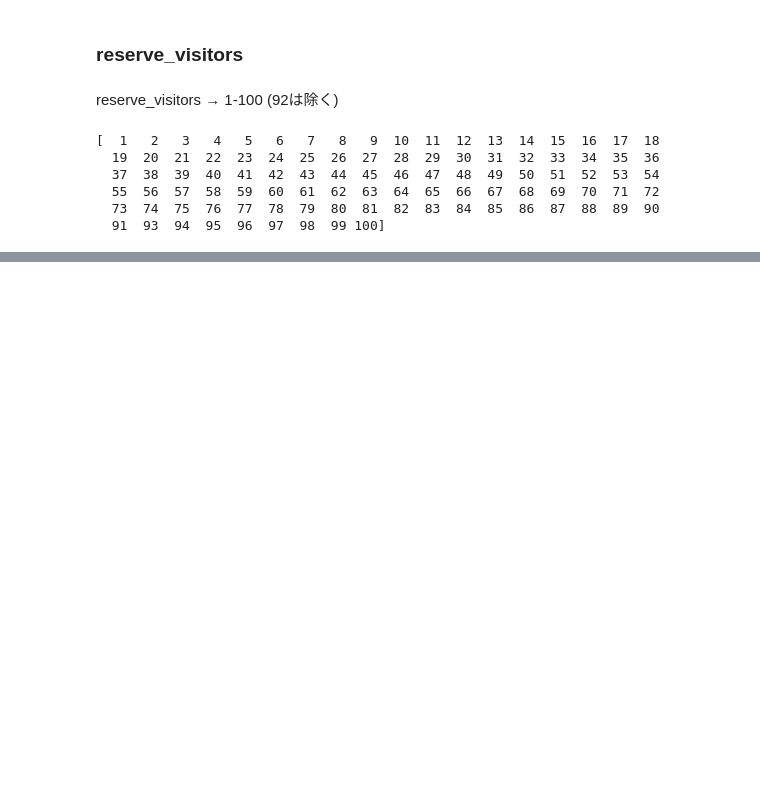
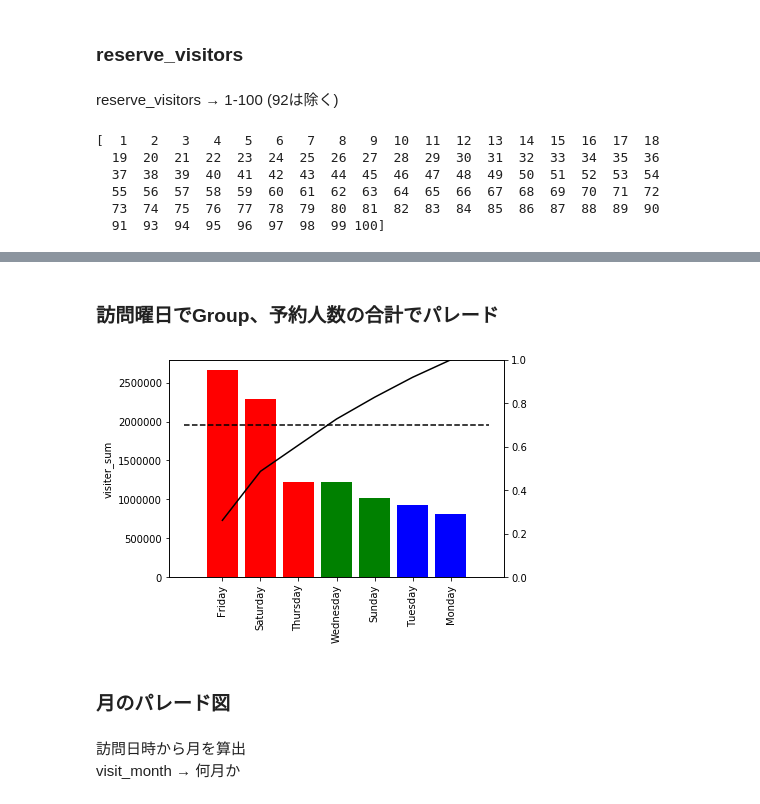
Before and after one commit to recruit-exercise/recruit_exercise, a Jupyter notebook: notebook/check_hpg_reserve.ipynb, the cells around one changed output, grey strips where cells are left out. Drawn from its saved outputs; the diff is of its cells as text; code cells hidden in the pictures; blank space fills up the shorter version.

```diff
--- a/notebook/check_hpg_reserve.ipynb
+++ b/notebook/check_hpg_reserve.ipynb
@@ -198,0 +210,11 @@ palade.group_sum_plot(hpg_reserve,"diff_visit_reserve_days","reserve_visitors",x
+# %% [markdown]
+### 訪問曜日でGroup、予約人数の合計でパレード
+# %%
+palade.group_sum_plot(hpg_reserve,"visit_weekday","reserve_visitors",x_numbers=30,rotation=90,ABC=True,hline_cum = 0.7,ylabel_name="visiter_sum")
+# %% [output]
+[figure, added]
+# %% [markdown]
+### 月のパレード図
+# %% [markdown]
+訪問日時から月を算出
+visit_month → 何月か
```
Also changed, not shown: parts of 32 cells of this notebook, 1 other file.
